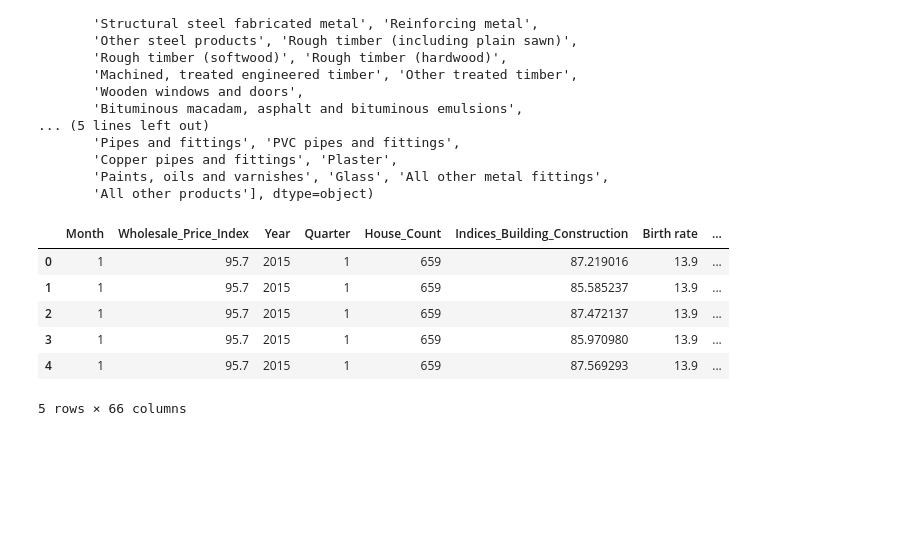
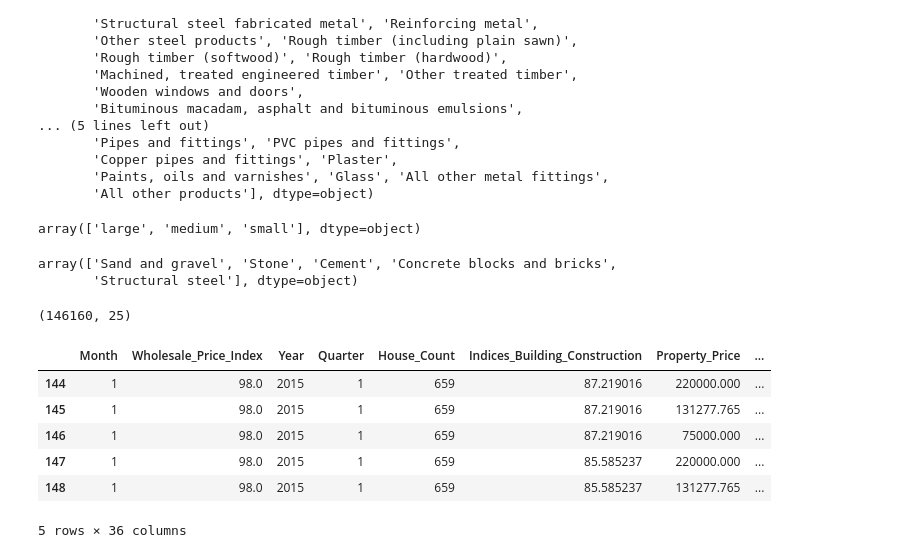
Before and after one commit to aytenkermencct/assesment_cct, a Jupyter notebook: dataPreperation.ipynb, the cells around one changed output. Cells and saved outputs as stored; diff of their text form; code cells hidden in the pictures; blank space fills up the shorter version.

```diff
--- a/dataPreperation.ipynb
+++ b/dataPreperation.ipynb
@@ -401,0 +450,18 @@ df_bc.head()
+# %%
+## cleaning the data
+## get only quarterly median price of new dewelling
+ppr_df["Price"]=ppr_df["Price"].str.replace(',','')
+ppr_df["Price"]=ppr_df["Price"].astype(float)
+df_ppr=ppr_df[ppr_df["Description_of_Property"]=="New Dwelling house /Apartment"]
+
+#change property size
+size_map = {
+    'greater than 125 sq metres': 'large',
+    'greater than or equal to 125 sq metres': 'large',
+    'greater than or equal to 38 sq metres and less than 125 sq metres': 'medium',
+    'less than 38 sq metres': 'small'
+}
+df_ppr['Property_Size_Description'] = df_ppr['Property_Size_Description'].replace(size_map)
+
+df_ppr = df_ppr.drop_duplicates()
+df_ppr.head()
@@ -401,0 +479,6 @@ df_bc.head()
+# %%
+# Group the data by year, quarter, and property size and calculate the median price
+df_ppr_quarterly = df_ppr.groupby(['Year', 'Quarter', 'Property_Size_Description'])['Price'].median().reset_index()
+
+df_ppr_quarterly.rename(columns={'Price': 'Property_Price'}, inplace=True)
+df_ppr_quarterly.head()
@@ -405,6 +495,7 @@ df_bc.head()
 # create a final df with merging only Iriland datasets
 df_final=df_wpm.merge(df_ndc,on=['Year','Quarter'])
 df_final=df_final.merge(df_bc,on=['Year','Quarter'])
+df_final=df_final.merge(df_ppr_quarterly, on=['Year','Quarter'])
 df_final=df_final.merge(df_pivot,on='Year')
 df_final.head()
 # %% [output]
@@ -1107,18 +1226,34 @@ array(['Stone, sand and gravel', 'Sand and gravel', 'Stone', 'Cement',
        'Copper pipes and fittings', 'Plaster',
        'Paints, oils and varnishes', 'Glass', 'All other metal fittings',
        'All other products'], dtype=object)
+# %%
+df_final['Property_Size_Description'].unique()
+# %% [output]
+array(['large', 'medium', 'small'], dtype=object)
+# %%
+material_list=['Stone', 'Cement', 'Concrete blocks and bricks', 'Structural steel', 'Sand and gravel']
+
+df_filter=df_final[df_final['Material'].isin(material_list)]
+df_filter['Material'].unique()
+# %% [output]
+array(['Sand and gravel', 'Stone', 'Cement', 'Concrete blocks and bricks',
+       'Structural steel'], dtype=object)
+# %%
+df_filter.shape
+# %% [output]
+(146160, 25)
 # %%
 ## encoding
-df_encoding=pd.get_dummies(df_final,columns=['Material','House_Type','Type_of_Building_Construction'])
+df_encoding=pd.get_dummies(df_filter,columns=['Material','House_Type','Type_of_Building_Construction','Property_Size_Description'])
 df_encoding.head()
 # %% [output]
-|  | Month | Wholesale_Price_Index | Year | Quarter | House_Count | Indices_Building_Construction | Birth rate | ... |
-| 0 | 1 | 95.7 | 2015 | 1 | 659 | 87.219016 | 13.9 | ... |
-| 1 | 1 | 95.7 | 2015 | 1 | 659 | 85.585237 | 13.9 | ... |
-| 2 | 1 | 95.7 | 2015 | 1 | 659 | 87.472137 | 13.9 | ... |
-| 3 | 1 | 95.7 | 2015 | 1 | 659 | 85.970980 | 13.9 | ... |
-| 4 | 1 | 95.7 | 2015 | 1 | 659 | 87.569293 | 13.9 | ... |
+|  | Month | Wholesale_Price_Index | Year | Quarter | House_Count | Indices_Building_Construction | Property_Price | ... |
+| 144 | 1 | 98.0 | 2015 | 1 | 659 | 87.219016 | 220000.000 | ... |
+| 145 | 1 | 98.0 | 2015 | 1 | 659 | 87.219016 | 131277.765 | ... |
+| 146 | 1 | 98.0 | 2015 | 1 | 659 | 87.219016 | 75000.000 | ... |
+| 147 | 1 | 98.0 | 2015 | 1 | 659 | 85.585237 | 220000.000 | ... |
+| 148 | 1 | 98.0 | 2015 | 1 | 659 | 85.585237 | 131277.765 | ... |
-5 rows × 66 columns
+5 rows × 36 columns
 # %%
 df_encoding.info()
 # %% [output]
```
Also changed, not shown: parts of 50 cells of this notebook.
